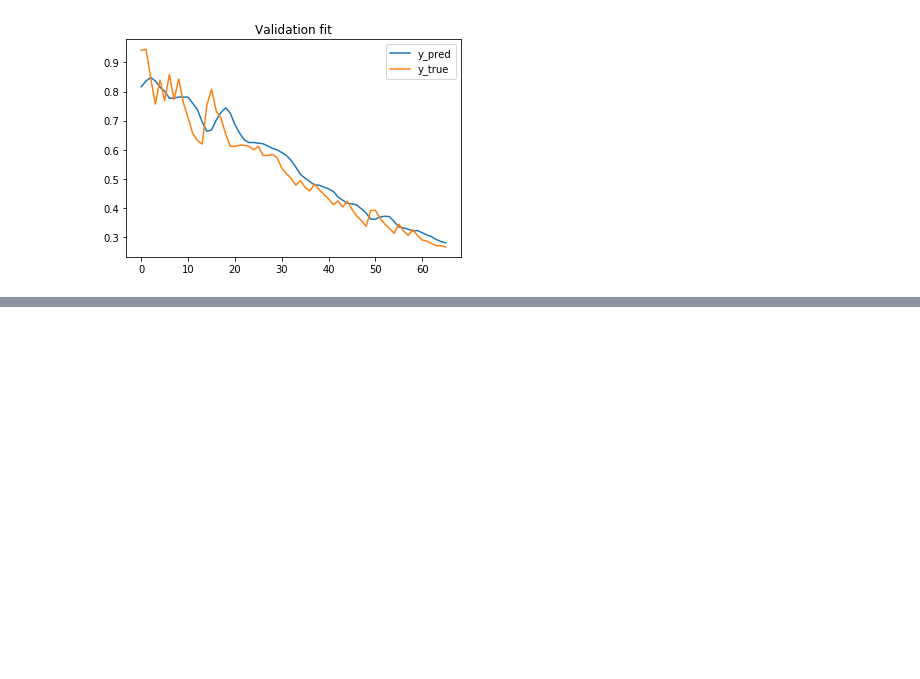
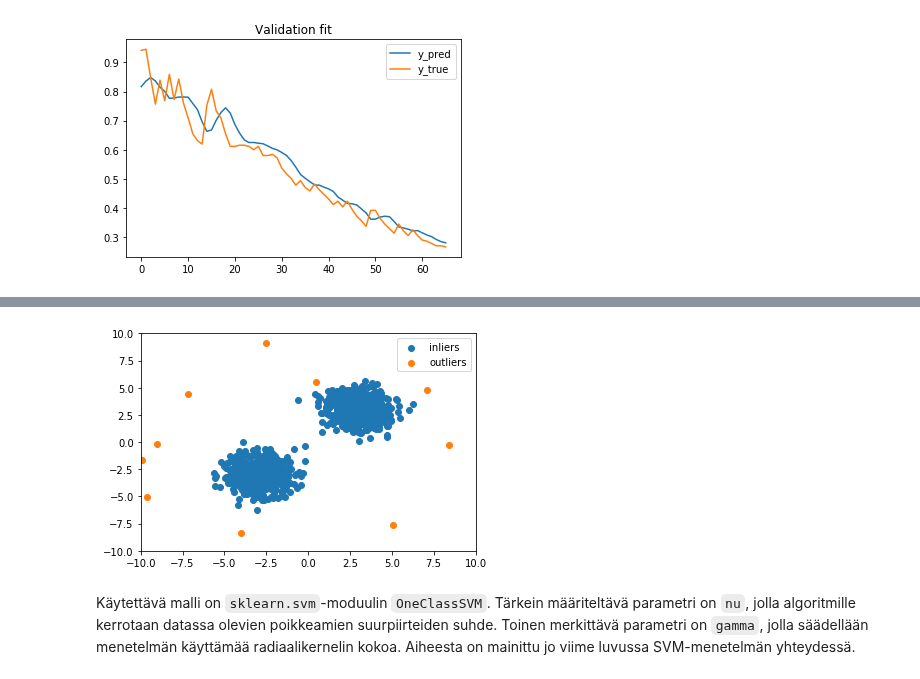
Before and after one commit to karmus89/machine-learning-and-security, a Jupyter notebook: notebooks/03. Anomaly Detection.ipynb, the cells around one changed output, grey strips where cells are left out. Drawn from its saved outputs; the diff is of its cells as text; code cells hidden in the pictures; blank space fills up the shorter version.

```diff
--- a/notebooks/03. Anomaly Detection.ipynb
+++ b/notebooks/03. Anomaly Detection.ipynb
@@ -361,0 +457,18 @@ Mikäli ennustemallin koulutukseen käytettävässä datassa on itsessään poik
+# %%
+import numpy as np
+n_inliers = 990
+n_outliers = 10
+data_inliers_1 = np.random.randn(int(n_inliers/2),2)-3 # x- ja y-akselit
+data_inliers_2 = np.random.randn(int(n_inliers/2),2)+3 # x- ja y-akselit
+data_inliers = np.concatenate([data_inliers_1,data_inliers_2])
+data_outliers = np.random.uniform(low=-10,high=10,size=(n_outliers,2)) #x- ja y-akselit
+x = np.concatenate([data_inliers,data_outliers])
+# %%
+import matplotlib.pyplot as plt
+plt.scatter(data_inliers[:,0],data_inliers[:,1],label='inliers')
+plt.scatter(data_outliers[:,0],data_outliers[:,1],label='outliers')
+plt.xlim(-10,10);plt.ylim(-10,10);plt.legend();plt.show()
+# %% [output]
+[figure, added]
+# %% [markdown]
+Käytettävä malli on `sklearn.svm`-moduulin `OneClassSVM`. Tärkein määriteltävä parametri on `nu`, jolla algoritmille kerrotaan datassa olevien poikkeamien suurpiirteiden suhde. Toinen merkittävä parametri on `gamma`, jolla säädellään menetelmän käyttämää radiaalikernelin kokoa. Aiheesta on mainittu jo viime luvussa SVM-menetelmän yhteydessä.
```
Also changed, not shown: parts of 38 cells of this notebook, 1 other file.
